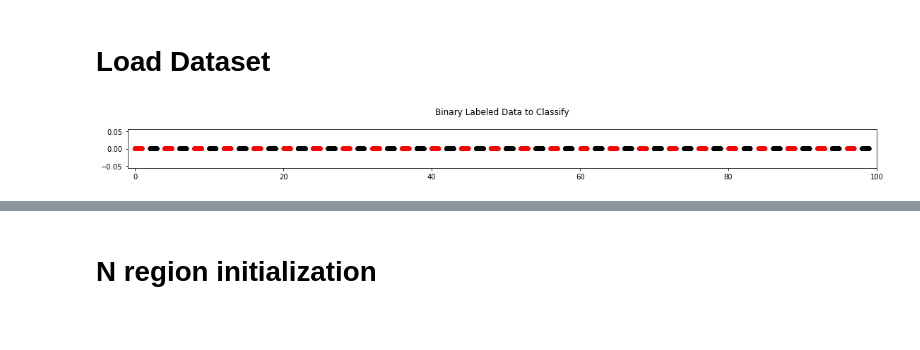
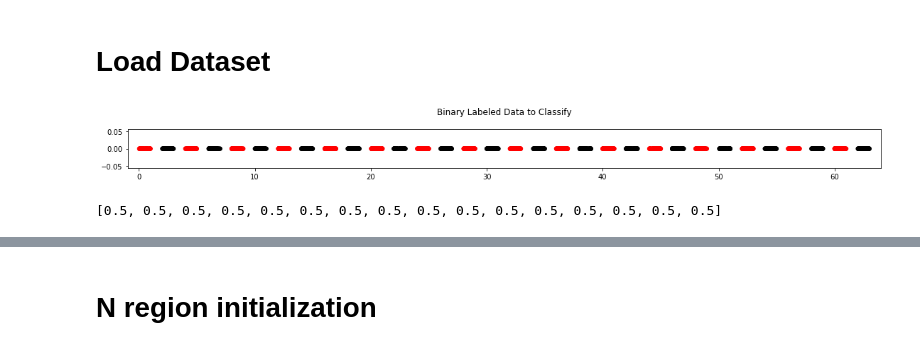
Before and after one commit to AleksandrGontcharov/neuralnetwork, a Jupyter notebook: neural_network_testing.ipynb, the cells around one changed output, grey strips where cells are left out. Cells and saved outputs as stored; diff of their text form; code cells hidden in the pictures.

```diff
--- a/neural_network_testing.ipynb
+++ b/neural_network_testing.ipynb
@@ -20,11 +20,20 @@ Layer: L3, Neurons: 1, Activation: sigmoid, Weights: (1, 25), Biases: (1, 1)
 # Simple Prediction
 # %% [markdown]
 # Load Dataset
-# %%
-X,Y,C = nregion.load_data(regions = 50)
-nregion.graph(X,Y)
-# %% [output]
-[figure, removed]
+# %%
+X,Y,C = nregion.load_data(regions = 32)
+R = [0.5 for x in C]
+#X = X*3
+#Y = Y*3
+#C = [x*3 for x in C]
+#R = [x*3 for x in R]
+nregion.graph(X,Y)
+# %% [output]
+[figure, added]
+# %%
+print(R)
+# %% [output]
+[0.5, 0.5, 0.5, 0.5, 0.5, 0.5, 0.5, 0.5, 0.5, 0.5, 0.5, 0.5, 0.5, 0.5, 0.5, 0.5]
 # %%
 len(C)
 # %% [output]
```
Also changed, not shown: parts of 20 cells of this notebook, 1 other file.
